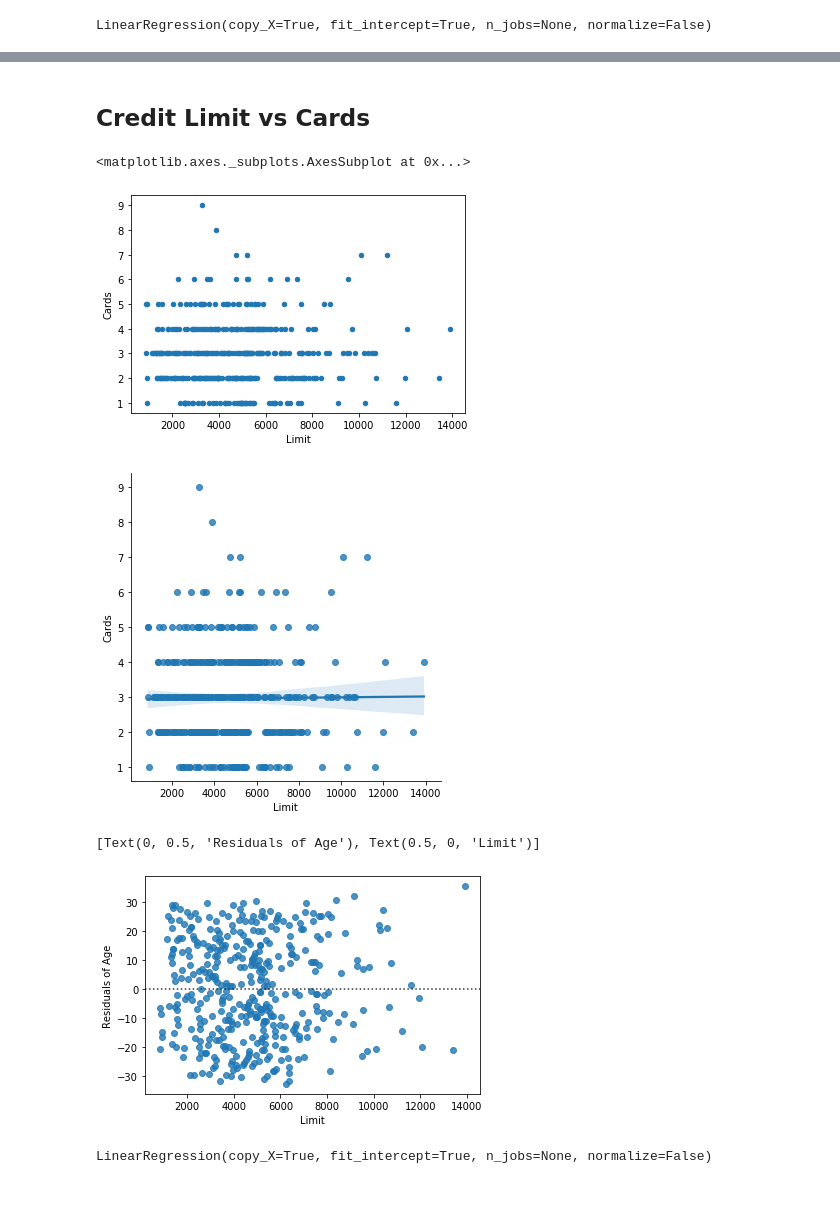
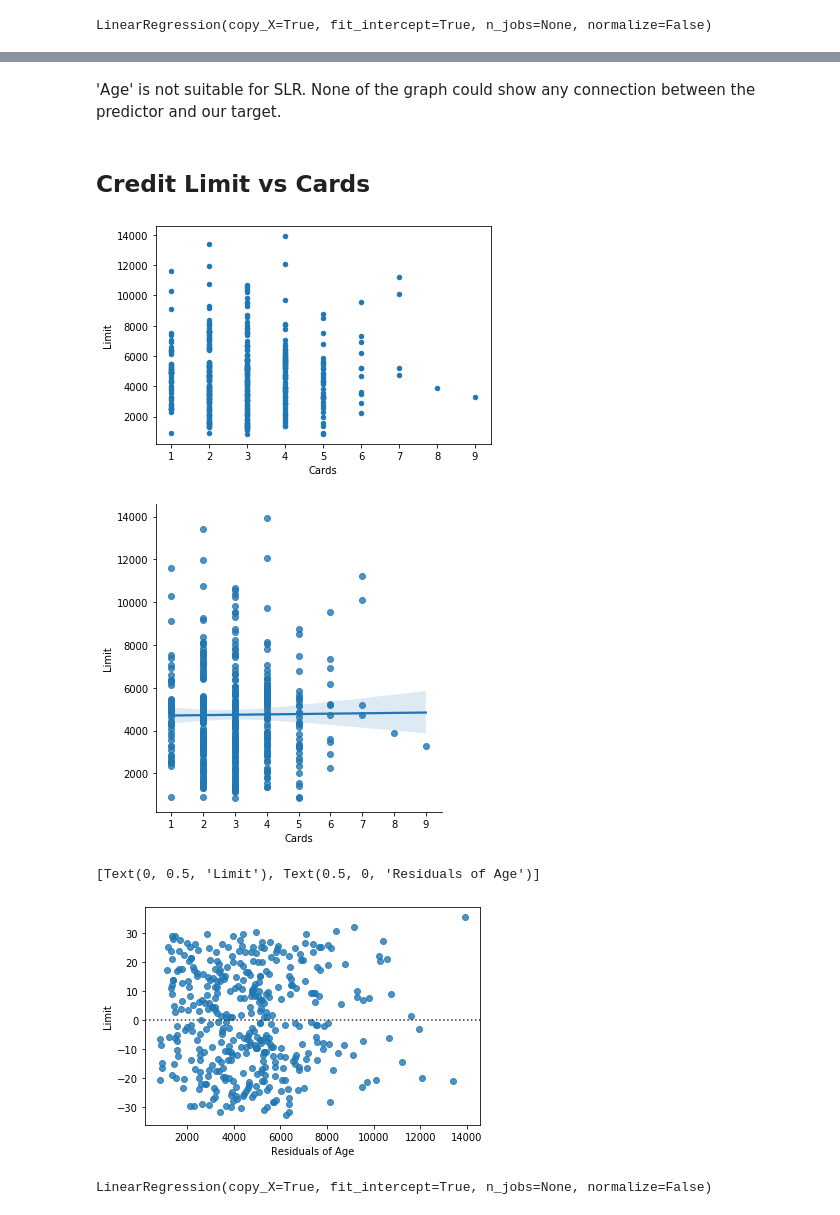
Before and after one commit to USF-CS-663-Spring-2020/lab-05-regression-eggchul, a Jupyter notebook: lab5.ipynb, the cells around one changed output, grey strips where cells are left out. Drawn from its saved outputs; the diff is of its cells as text; code cells hidden in the pictures.

```diff
--- a/lab5.ipynb
+++ b/lab5.ipynb
@@ -182,19 +194,22 @@ lin_reg_age_limit.intercept_
+# %% [markdown]
+'Age' is not suitable for SLR. None of the graph could show any connection between the predictor and our target.
 # %% [markdown]
 ## Credit Limit vs Cards
 # %%
-credit_df.plot(kind="scatter", x="Limit", y="Cards")
+credit_df.plot(kind="scatter", x="Cards", y="Limit")
+plt.show()
 # %% [output]
-<matplotlib.axes._subplots.AxesSubplot at 0x...>
-[figure, old version]
+[figure, new version]
 # %%
-plot_cards_limit = sns.lmplot(y = "Cards", x = "Limit", data = credit_df)
+plot_cards_limit = sns.lmplot(x = "Cards", y = "Limit", data = credit_df)
+plt.show()
 # %% [output]
-[figure, old version]
+[figure, new version]
 # %%
 r_age_limit = sns.residplot('Limit', 'Age', data = credit_df)
-r_age_limit.set(xlabel='Limit', ylabel= 'Residuals of Age')
+r_age_limit.set(xlabel='Residuals of Age', ylabel= 'Limit')
 # %% [output]
-[Text(0, 0.5, 'Residuals of Age'), Text(0.5, 0, 'Limit')]
+[Text(0, 0.5, 'Limit'), Text(0.5, 0, 'Residuals of Age')]
-[figure, old version]
+[figure, new version]
 # %%
 lin_reg_cards_limit = LinearRegression()
```
Also changed, not shown: parts of 40 cells of this notebook.
